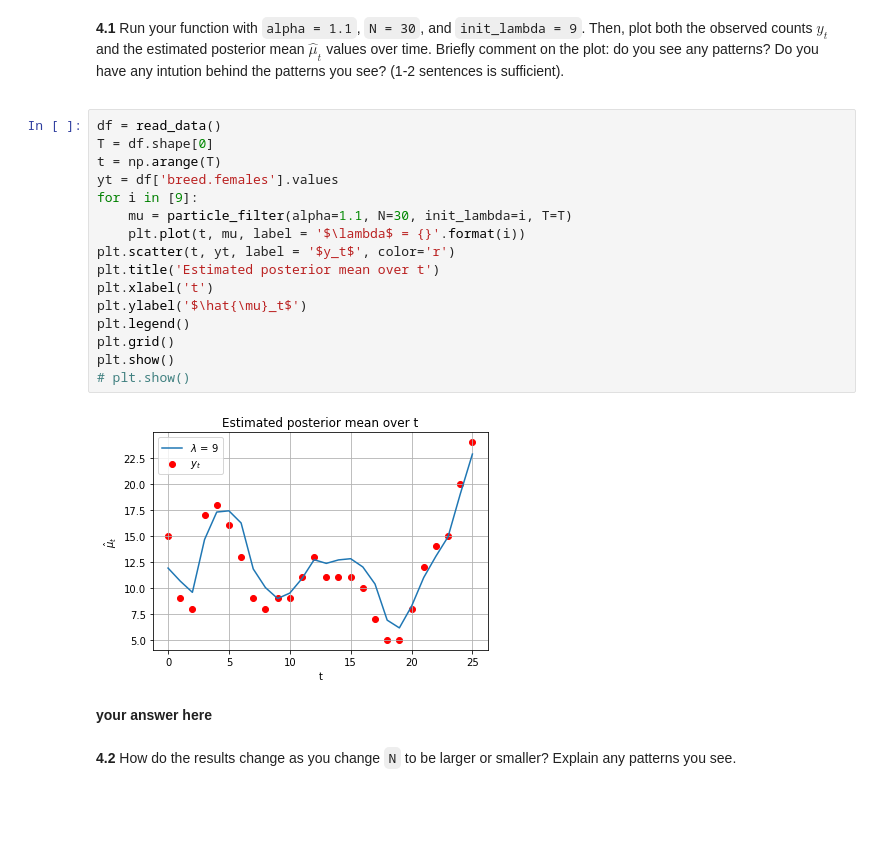
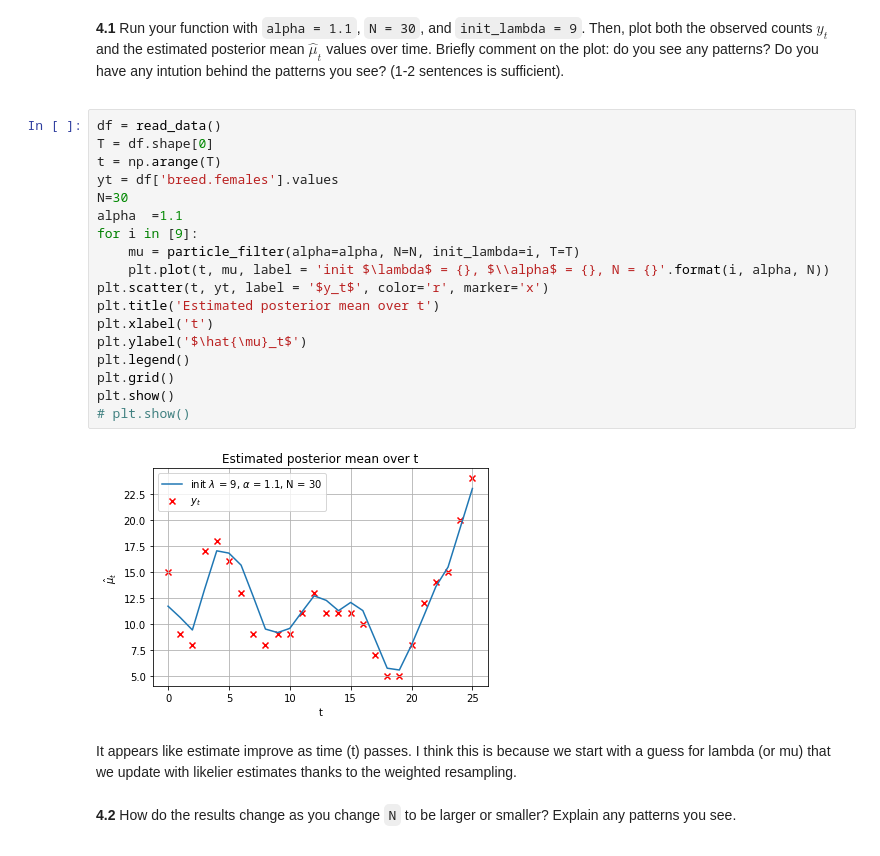
Before and after one commit to sebvargo/cs209b_hw2, a Jupyter notebook: ac209b_hw2/ac209b_hw2.ipynb, the cells around one changed output. Cells and saved outputs as stored; diff of their text form; blank space fills up the shorter version.

```diff
--- a/ac209b_hw2/ac209b_hw2.ipynb
+++ b/ac209b_hw2/ac209b_hw2.ipynb
@@ -380,23 +380,25 @@ array([13.47200128, 11.22612408, 10.4592084 , 15.03390157, 17.89265145,
 # %%
 df = read_data()
 T = df.shape[0]
 t = np.arange(T)
 yt = df['breed.females'].values
+N=30
+alpha  =1.1
 for i in [9]:
-    mu = particle_filter(alpha=1.1, N=30, init_lambda=i, T=T)
-    plt.plot(t, mu, label = '$\lambda$ = {}'.format(i))
-plt.scatter(t, yt, label = '$y_t$', color='r')
+    mu = particle_filter(alpha=alpha, N=N, init_lambda=i, T=T)
+    plt.plot(t, mu, label = 'init $\lambda$ = {}, $\\alpha$ = {}, N = {}'.format(i, alpha, N))
+plt.scatter(t, yt, label = '$y_t$', color='r', marker='x')
 plt.title('Estimated posterior mean over t')
 plt.xlabel('t')
 plt.ylabel('$\hat{\mu}_t$')
 plt.legend()
 plt.grid()
 plt.show()
 # plt.show()
 # %% [output]
-[figure, old version]
+[figure, new version]
-# %% [markdown]
-**your answer here**
+# %% [markdown]
+It appears like estimate improve as time (t) passes. I think this is because  we start with a guess for lambda (or mu) that we update with likelier estimates thanks to the  weighted resampling.
 # %% [markdown]
 <div class='exercise-r'>
 
```
Also changed, not shown: parts of 6 cells of this notebook.
